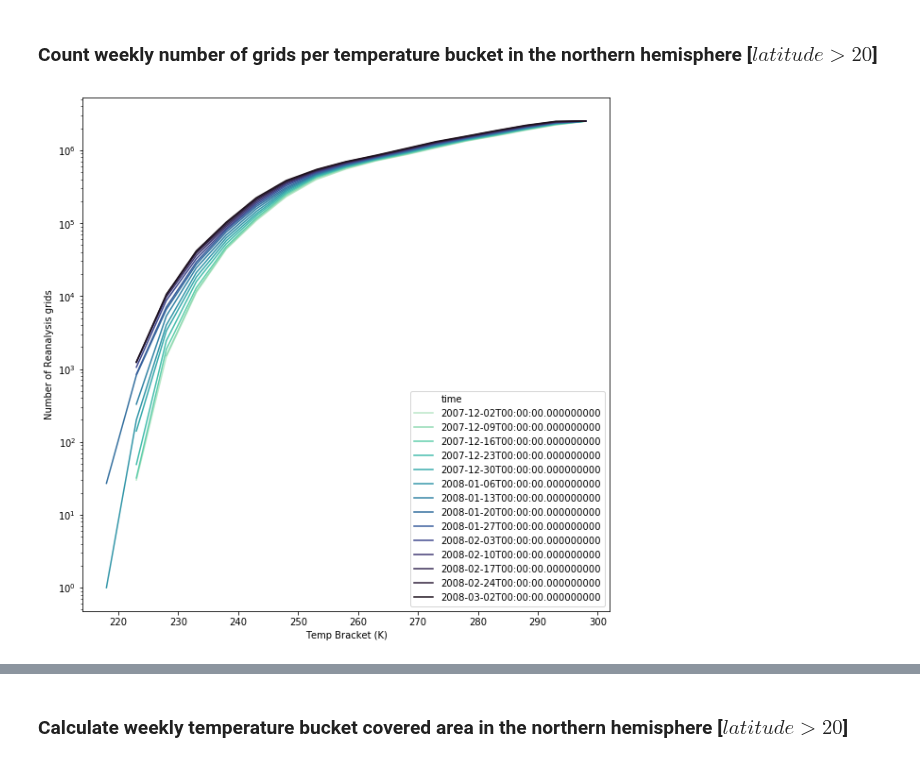
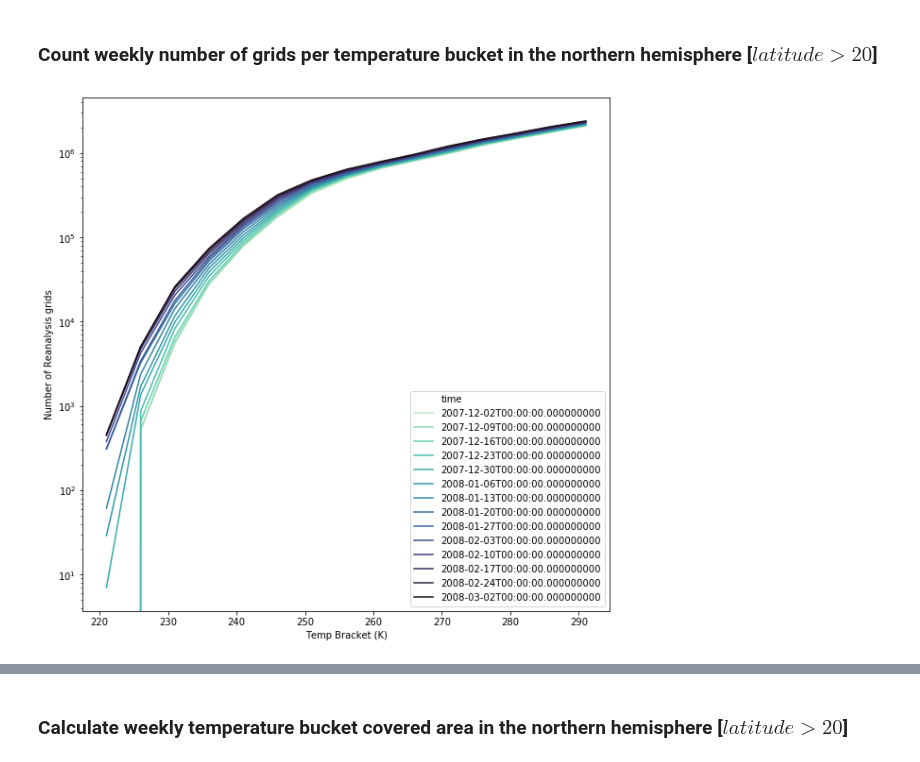
Before and after one commit to geosciences-data-practicum/reanalysis_getter, a Jupyter notebook: analysis/winter_test.ipynb, the cells around one changed output, grey strips where cells are left out. Saved outputs shown, nothing was run; the diff lists cells and outputs as text; code cells hidden in the pictures.

```diff
--- a/analysis/winter_test.ipynb
+++ b/analysis/winter_test.ipynb
@@ -128,21 +197,20 @@ cut_off = list(range(int(min(air_week_df.t2m)),
 # %% [markdown]
 ###  Count weekly number of grids per temperature bucket in the northern hemisphere [$latitude > 20$]
 # %%
-air_week_df = air_week_df.assign(temp_bracket =  pd.cut(air_week_df['t2m'], cut_off))
-air_week_df_north = air_week_df[air_week_df.lat > 20]
-air_week_df_group_north_pdf = air_week_df_north.groupby(['temp_bracket', 'time'], as_index=False)['lat'].count()
+
+air_week_df_group_north_pdf = air_week_df_north_cuts.groupby(['temp_bracket', 'time'], as_index=False)['lat'].count()
 
 # Calculate cumulative number of grids per temperature bins
-air_week_df_group_north_cdf = air_week_df_group_north_pdf.assign(lat_cumsum = air_week_df_group_north_pdf.lat.cumsum())
+air_week_df_group_north_cdf = air_week_df_group_north_pdf.assign(lat_cumsum = air_week_df_group_north_pdf.lat.fillna(0).cumsum())
 air_week_df_group_north_cdf['left_temp_interval']  = air_week_df_group_north_cdf.temp_bracket.apply(lambda x: x.left)
 
 fig, ax = plt.subplots(figsize = (10, 10))
 sns.lineplot(x="left_temp_interval",
              y="lat_cumsum",
              hue='time',
              palette=sns.color_palette("mako_r", 14),
              data=air_week_df_group_north_cdf)
 ax.set(xlabel='Temp Bracket (K)', ylabel='Number of Reanalysis grids')
 plt.yscale('log')
 # %% [output]
-[figure, old version]
+[figure, new version]
```
Also changed, not shown: parts of 18 cells of this notebook, 2 other files.
